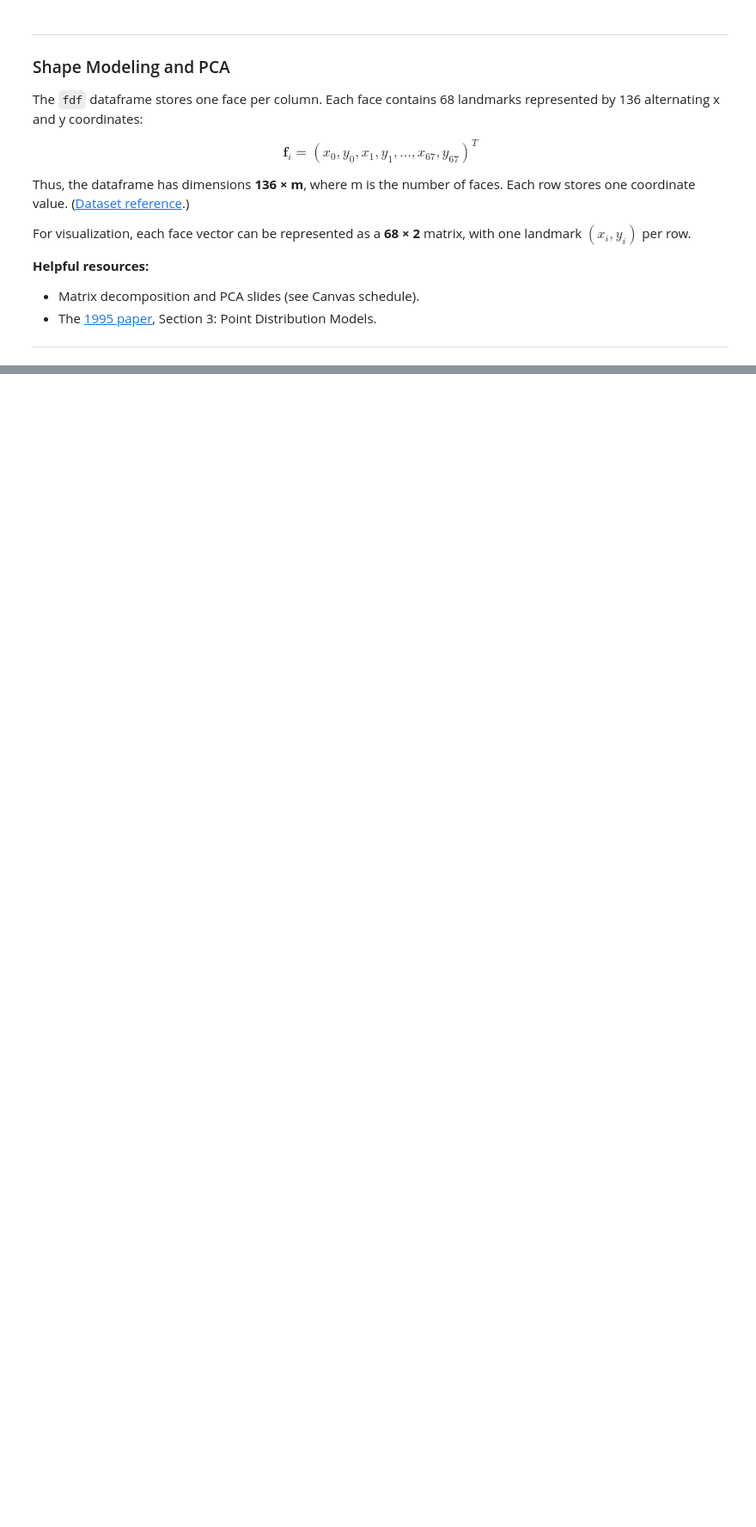
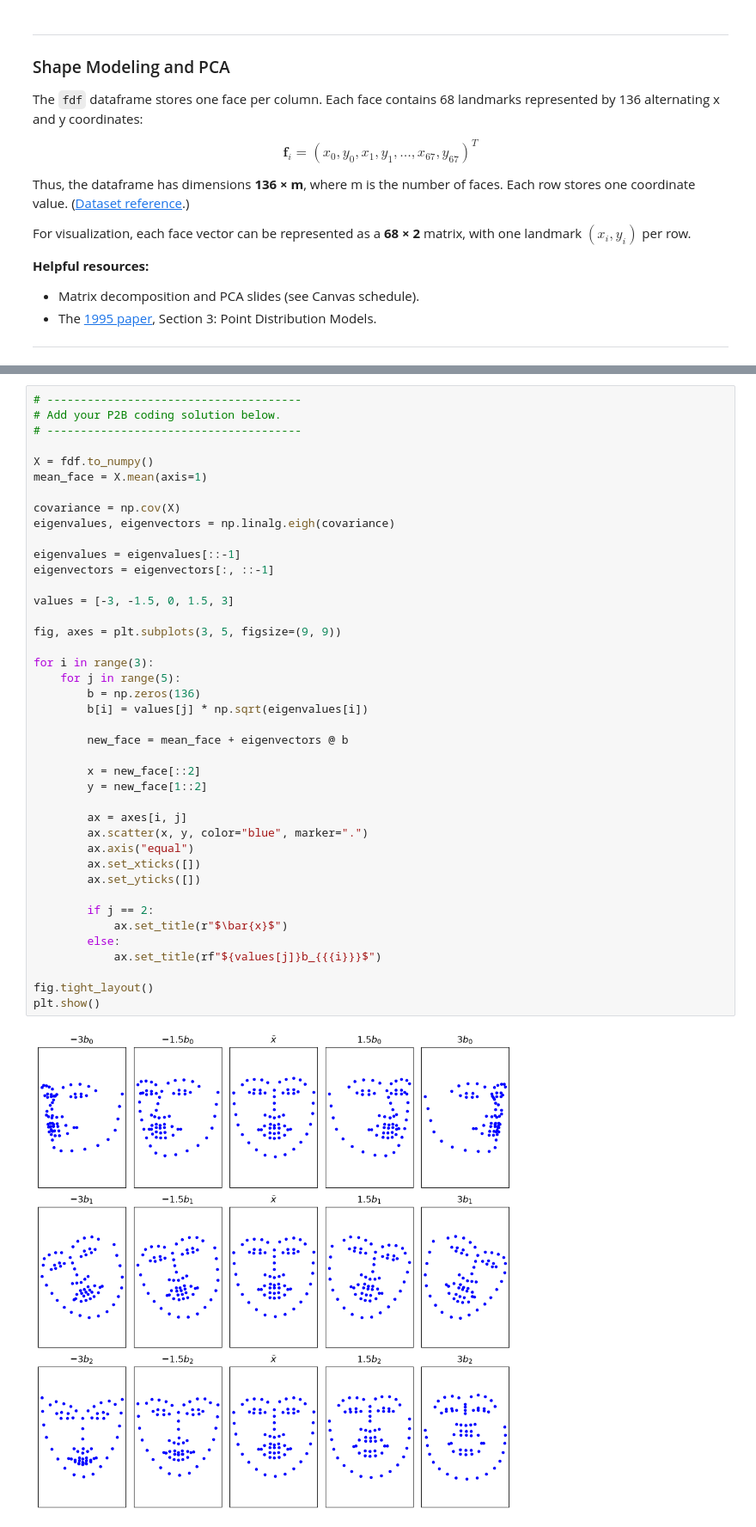
Before and after one commit to ethan-yountz/p2, a Jupyter notebook: P2.ipynb, the cells around one changed output, grey strips where cells are left out. Shown at 86% size. Cells and saved outputs as stored; diff of their text form; blank space fills up the shorter version.

```diff
--- a/P2.ipynb
+++ b/P2.ipynb
@@ -309,3 +344,46 @@ To receive full credit, your solution should produce plots identical to the refe
+# %%
+# --------------------------------------
+# Add your P2B coding solution below.
+# --------------------------------------
+
+X = fdf.to_numpy()
+mean_face = X.mean(axis=1)
+
+covariance = np.cov(X)
+eigenvalues, eigenvectors = np.linalg.eigh(covariance)
+
+eigenvalues = eigenvalues[::-1]
+eigenvectors = eigenvectors[:, ::-1]
+
+values = [-3, -1.5, 0, 1.5, 3]
+
+fig, axes = plt.subplots(3, 5, figsize=(9, 9))
+
+for i in range(3):
+    for j in range(5):
+        b = np.zeros(136)
+        b[i] = values[j] * np.sqrt(eigenvalues[i])
+
+        new_face = mean_face + eigenvectors @ b
+
+        x = new_face[::2]
+        y = new_face[1::2]
+
+        ax = axes[i, j]
+        ax.scatter(x, y, color="blue", marker=".")
+        ax.axis("equal")
+        ax.set_xticks([])
+        ax.set_yticks([])
+
+        if j == 2:
+            ax.set_title(r"$\bar{x}$")
+        else:
+            ax.set_title(rf"${values[j]}b_{{{i}}}$")
+
+fig.tight_layout()
+plt.show()
+# %% [output]
+[figure, added]
 # %% [markdown]
 ****
 
```
Also changed, not shown: parts of 11 cells of this notebook.
